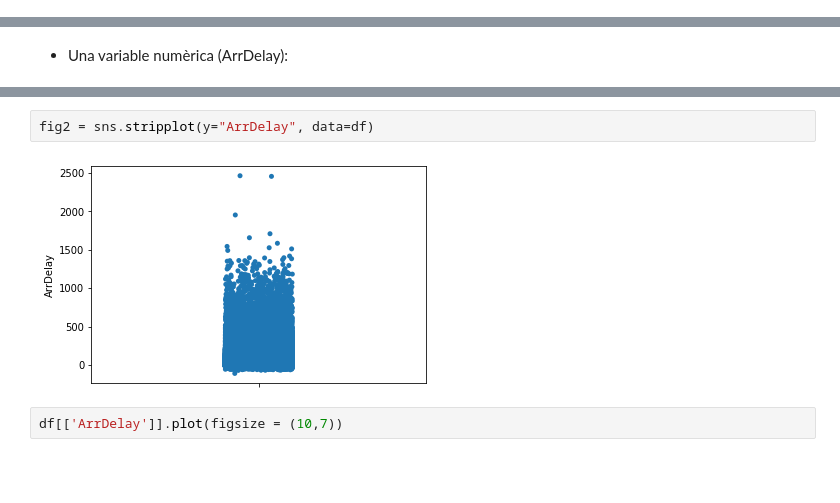
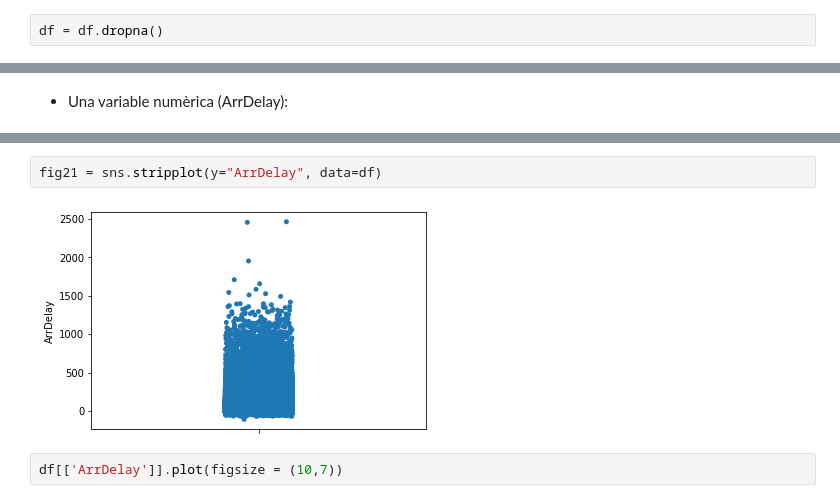
Before and after one commit to Dapina28/visualitzaci-_explorat-ria, a Jupyter notebook: S03 T01 Visualitzacio grafica d'un dataset.ipynb, the cells around one changed output, grey strips where cells are left out. Drawn from its saved outputs; the diff is of its cells as text; blank space fills up the shorter version.

```diff
--- a/S03 T01 Visualitzacio grafica d'un dataset.ipynb
+++ b/S03 T01 Visualitzacio grafica d'un dataset.ipynb
@@ -46,0 +57,2 @@ df
+# %%
+df = df.dropna()
@@ -75,7 +98,7 @@ print("")
 # %%
-fig2 = sns.stripplot(y="ArrDelay", data=df)
+fig21 = sns.stripplot(y="ArrDelay", data=df)
 # %% [output]
-[figure, old version]
+[figure, new version]
 # %%
 df[['ArrDelay']].plot(figsize = (10,7))
 # %% [output]
```
Also changed, not shown: parts of 20 cells of this notebook.
